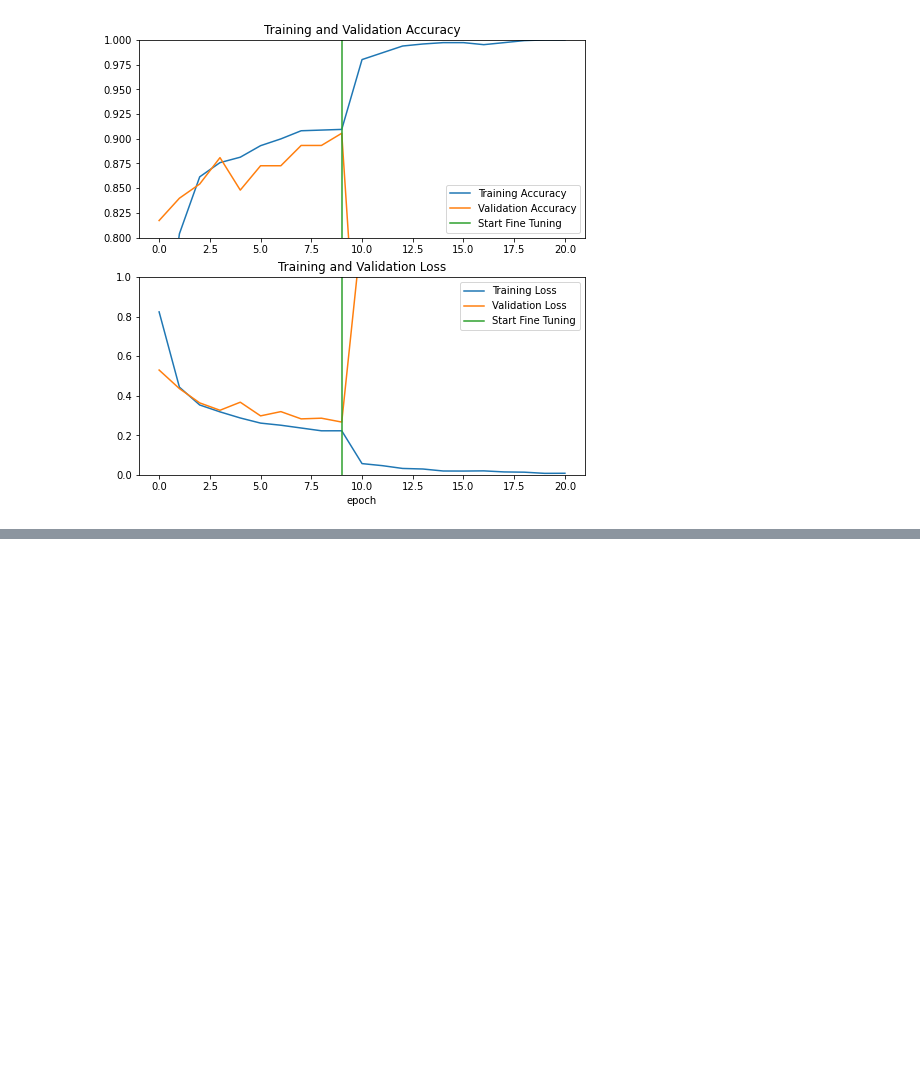
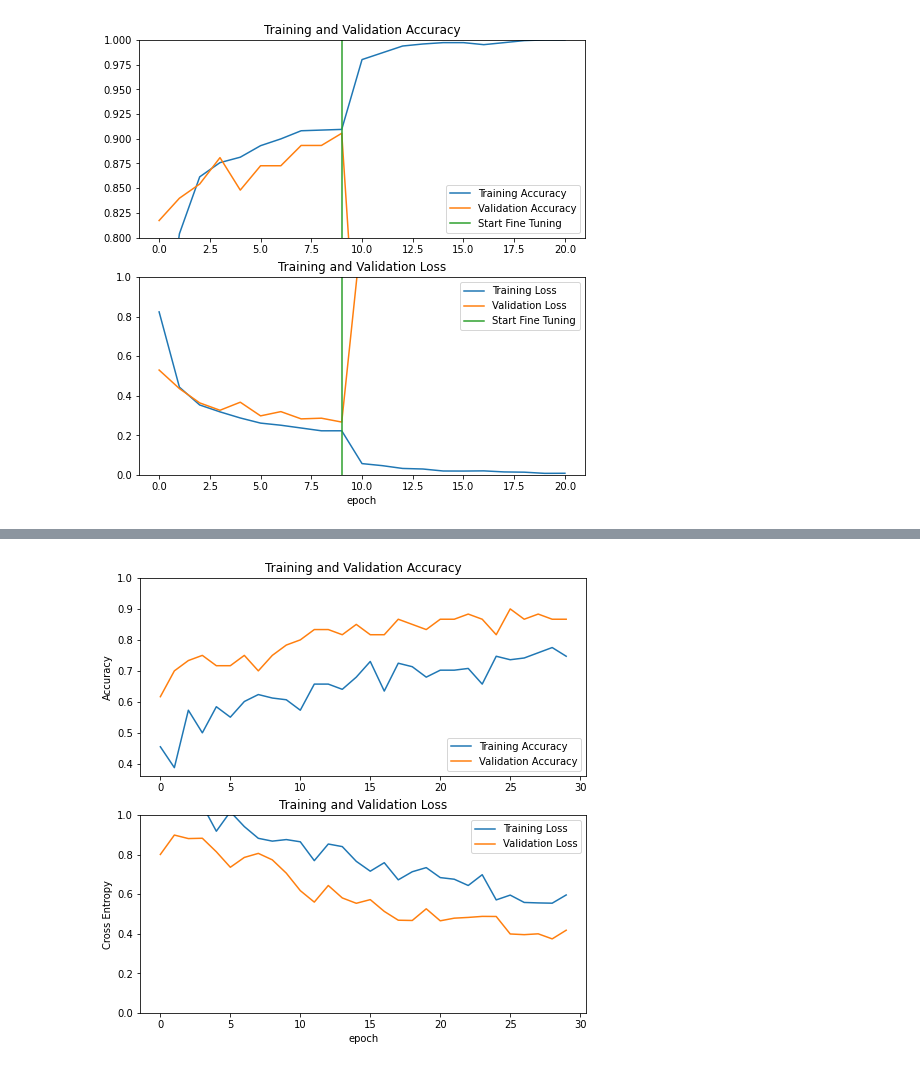
Before and after one commit to ojasviyadav/HomeGymSpotterCNN, a Jupyter notebook: mobilenetCheck.ipynb, the cells around one changed output, grey strips where cells are left out. Cells and saved outputs as stored; diff of their text form; code cells hidden in the pictures; blank space fills up the shorter version.

```diff
--- a/mobilenetCheck.ipynb
+++ b/mobilenetCheck.ipynb
@@ -933,0 +1250,2 @@ plt.show()
+# %%
+base_model.trainable = False
@@ -933,0 +1336,18 @@ plt.show()
+# %%
+import datetime
+timeName=datetime.datetime.now()
+checkpoint_path = "models/"+str(timeName)
+checkpoint_dir = os.path.dirname(checkpoint_path)
+
+# Create a callback that saves the model's weights
+cp_callback = tf.keras.callbacks.ModelCheckpoint(filepath=checkpoint_path,
+                                                 save_weights_only=True,
+                                                 verbose=1)
+
+# Train the model with the new callback
+history = model.fit(X_train, y_train,
+          epochs=initial_epochs,
+          validation_data=(X_val, y_val),
+          callbacks=[cp_callback])  # Pass callback to training
+
+# modified training code to save the model's weights
@@ -933,0 +1372,27 @@ plt.show()
+# %%
+acc = history.history['categorical_accuracy']
+val_acc = history.history['val_categorical_accuracy']
+
+loss = history.history['loss']
+val_loss = history.history['val_loss']
+
+plt.figure(figsize=(8, 8))
+plt.subplot(2, 1, 1)
+plt.plot(acc, label='Training Accuracy')
+plt.plot(val_acc, label='Validation Accuracy')
+plt.legend(loc='lower right')
+plt.ylabel('Accuracy')
+plt.ylim([min(plt.ylim()),1])
+plt.title('Training and Validation Accuracy')
+
+plt.subplot(2, 1, 2)
+plt.plot(loss, label='Training Loss')
+plt.plot(val_loss, label='Validation Loss')
+plt.legend(loc='upper right')
+plt.ylabel('Cross Entropy')
+plt.ylim([0,1.0])
+plt.title('Training and Validation Loss')
+plt.xlabel('epoch')
+plt.show()
+# %% [output]
+[figure, added]
```
Also changed, not shown: parts of 131 cells of this notebook.
